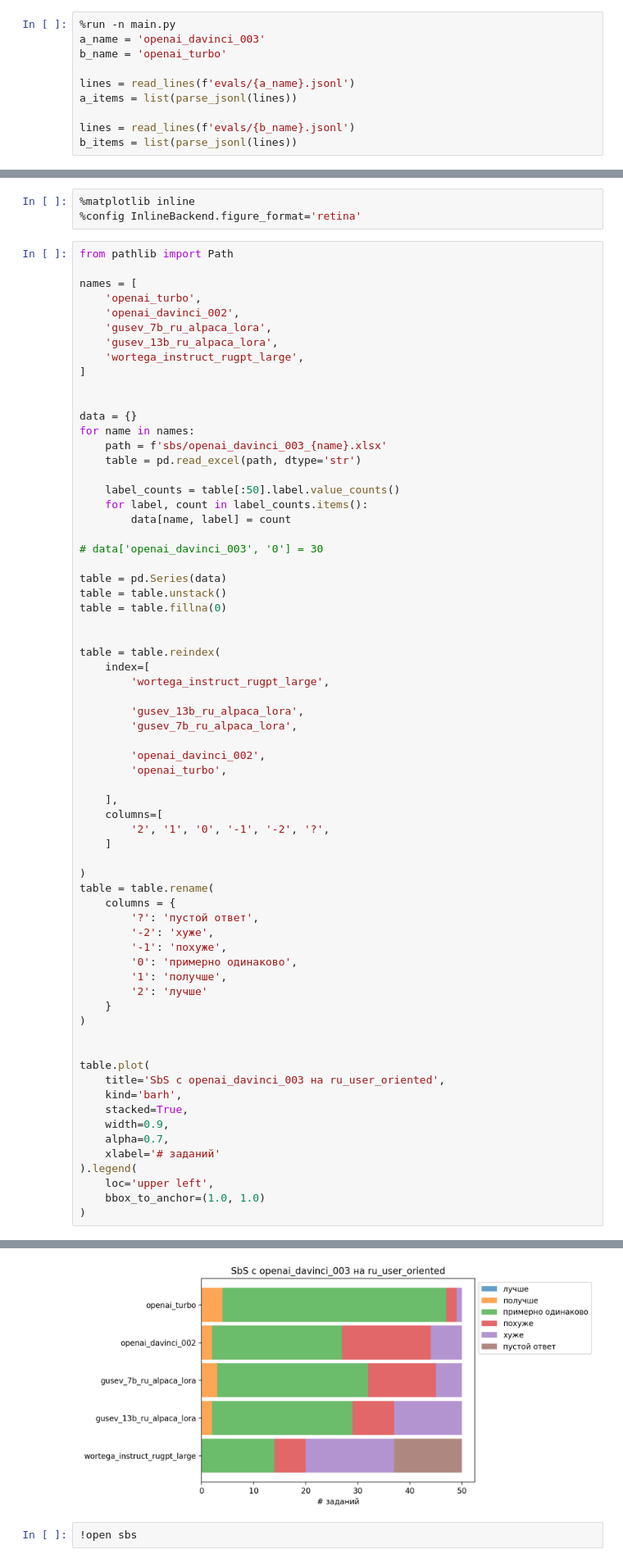
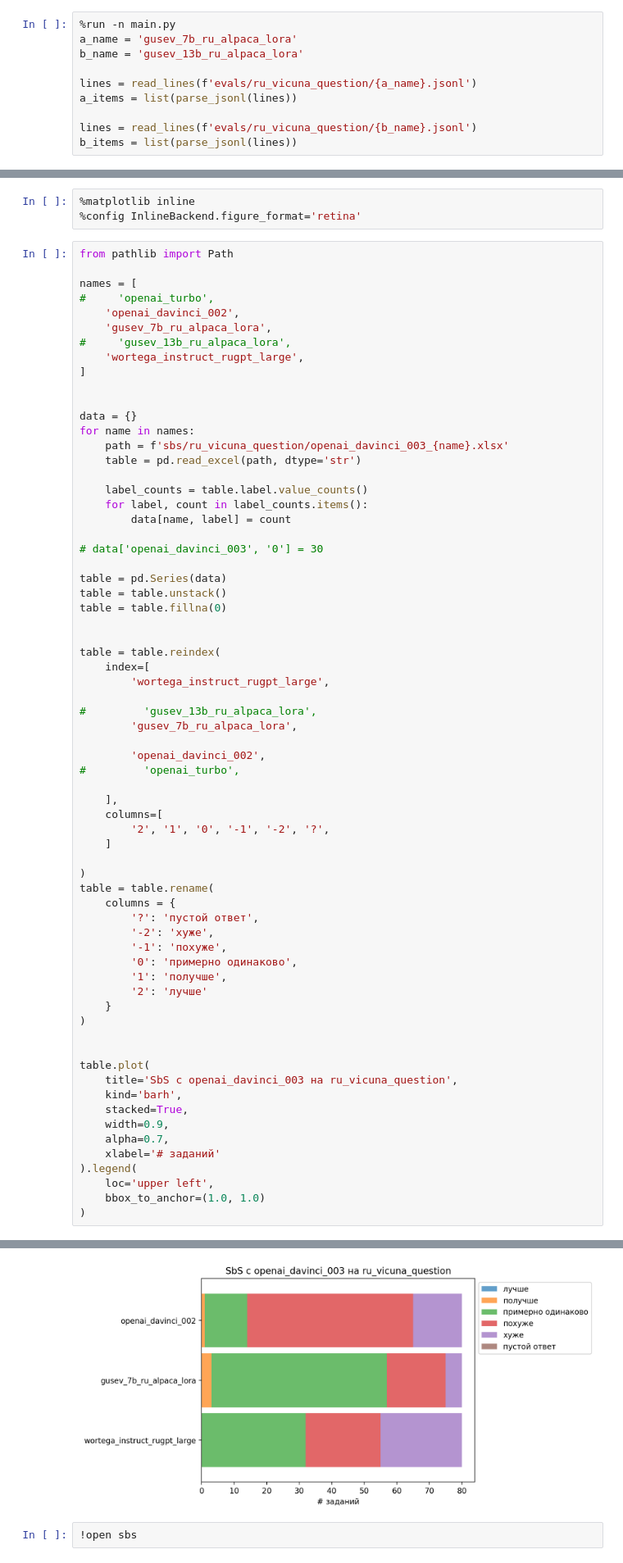
Before and after one commit to kuk/rulm-sbs, a Jupyter notebook: main.ipynb, the cells around one changed output, grey strips where cells are left out. Shown at 82% size. Cells and saved outputs as stored; diff of their text form.

Commit message:
Add ru vicuna

```diff
--- a/main.ipynb
+++ b/main.ipynb
@@ -259,12 +236,12 @@ openai_davinci_002.jsonl
 # %%
 %run -n main.py
-a_name = 'openai_davinci_003'
-b_name = 'openai_turbo'
+a_name = 'gusev_7b_ru_alpaca_lora'
+b_name = 'gusev_13b_ru_alpaca_lora'
 
-lines = read_lines(f'evals/{a_name}.jsonl')
+lines = read_lines(f'evals/ru_vicuna_question/{a_name}.jsonl')
 a_items = list(parse_jsonl(lines))
 
-lines = read_lines(f'evals/{b_name}.jsonl')
+lines = read_lines(f'evals/ru_vicuna_question/{b_name}.jsonl')
 b_items = list(parse_jsonl(lines))
 # %%
 import pandas as pd
@@ -295,20 +274,20 @@ table.to_excel(f'sbs/{a_name}_{b_name}.xlsx', index=False)
 from pathlib import Path
 
 names = [
-    'openai_turbo',
+#     'openai_turbo',
     'openai_davinci_002',
     'gusev_7b_ru_alpaca_lora',
-    'gusev_13b_ru_alpaca_lora',
+#     'gusev_13b_ru_alpaca_lora',
     'wortega_instruct_rugpt_large',
 ]
 
 
 data = {}
 for name in names:
-    path = f'sbs/openai_davinci_003_{name}.xlsx'
+    path = f'sbs/ru_vicuna_question/openai_davinci_003_{name}.xlsx'
     table = pd.read_excel(path, dtype='str')
 
-    label_counts = table[:50].label.value_counts()
+    label_counts = table.label.value_counts()
     for label, count in label_counts.items():
         data[name, label] = count
 
@@ -323,43 +302,43 @@ table = table.reindex(
     index=[
         'wortega_instruct_rugpt_large',
 
-        'gusev_13b_ru_alpaca_lora',
+#         'gusev_13b_ru_alpaca_lora',
         'gusev_7b_ru_alpaca_lora',
 
         'openai_davinci_002',
-        'openai_turbo',
+#         'openai_turbo',
 
     ],
     columns=[
         '2', '1', '0', '-1', '-2', '?',
     ]
 
 )
 table = table.rename(
     columns = {
         '?': 'пустой ответ',
         '-2': 'хуже',
         '-1': 'похуже',
         '0': 'примерно одинаково',
         '1': 'получше',
         '2': 'лучше'
     }
 )
 
 
 table.plot(
-    title='SbS с openai_davinci_003 на ru_user_oriented',
+    title='SbS с openai_davinci_003 на ru_vicuna_question',
     kind='barh',
     stacked=True,
     width=0.9,
     alpha=0.7,
     xlabel='# заданий'
 ).legend(
     loc='upper left',
     bbox_to_anchor=(1.0, 1.0)
 )
 # %% [output]
 <matplotlib.legend.Legend at 0x...>
-[figure, old version]
+[figure, new version]
 # %%
 !open sbs
```
Also changed, not shown: parts of 30 cells of this notebook, 28 other files.
